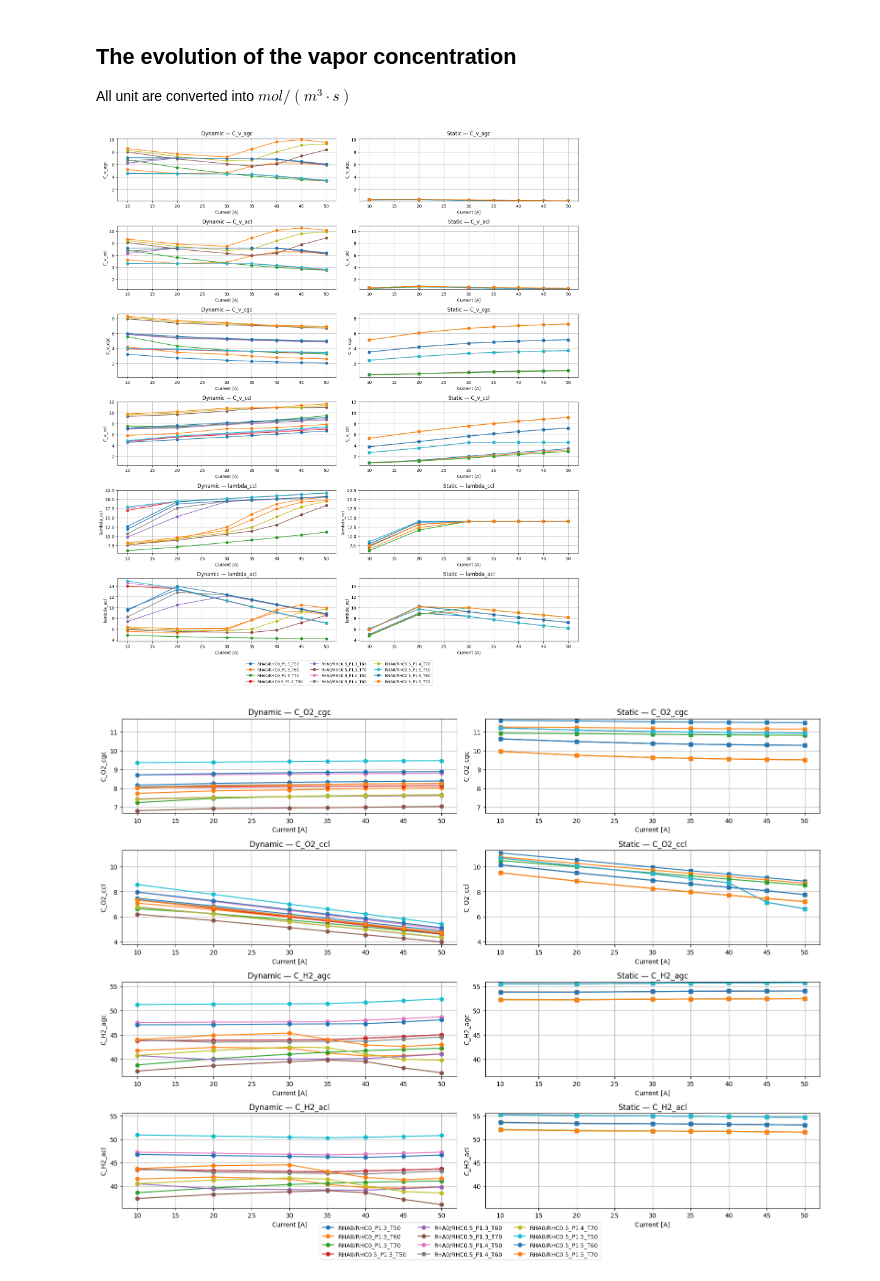
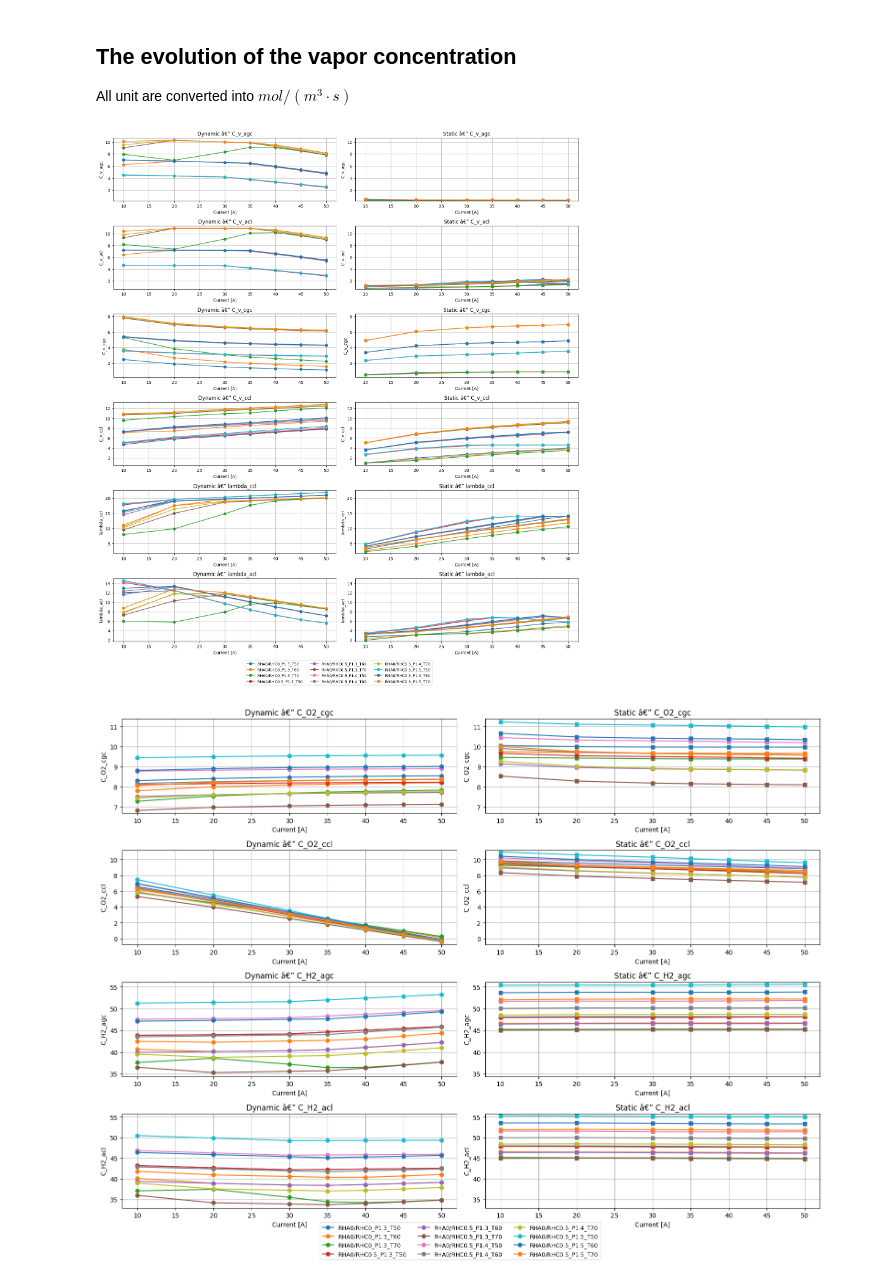
Before and after one commit to YuKwanH/DS-AlphaPEM, a Jupyter notebook: simulation/model/comparison/variables.ipynb, the cells around one changed output. Drawn from its saved outputs; the diff is of its cells as text; code cells hidden in the pictures.

```diff
--- a/simulation/model/comparison/variables.ipynb
+++ b/simulation/model/comparison/variables.ipynb
@@ -51,9 +52,9 @@ for RHC in [0, 0.5]:
                 for key, var_name in enumerate(model.variables):
                     states[var_name] = model.variables[var_name][-1]
                     time_evo[var_name] = model.variables[var_name]
-                for key, var_name in enumerate(model.elec_variables):
-                    states[var_name] = model.elec_variables[var_name][-1]
-                    time_evo[var_name] = model.elec_variables[var_name]
+                for key, var_name in enumerate(model.ec_kinetics):
+                    states[var_name] = model.ec_kinetics[var_name][-1]
+                    time_evo[var_name] = model.ec_kinetics[var_name]
 
                 states_dyn_log.append(states)
                 time_evolutions.append(time_evo)
@@ -124,7 +125,7 @@ for row, var in enumerate(vars):
         ax_dyn.plot(I_points, vals, marker='o', label=cond_key)
     ax_dyn.set_xlabel("Current [A]")
     ax_dyn.set_ylabel(var)
-    ax_dyn.set_title(f"Dynamic — {var}")
+    ax_dyn.set_title(f"Dynamic â€” {var}")
     ax_dyn.grid(True)
 
     # --- Static (right column) ---
@@ -136,7 +137,7 @@ for row, var in enumerate(vars):
         ax_stat.plot(I_points, vals, marker='s', label=cond_key)
     ax_stat.set_xlabel("Current [A]")
     ax_stat.set_ylabel(var)
-    ax_stat.set_title(f"Static — {var}")
+    ax_stat.set_title(f"Static â€” {var}")
     ax_stat.grid(True)
 
     # --- Sync y-axis limits for the row ---
@@ -151,7 +152,7 @@ fig.legend(handles, labels, loc='lower center', ncol=3, fontsize=9, bbox_to_anch
 fig.tight_layout(rect=[0, 0.03, 1, 1])
 plt.show()
 # %% [output]
-[figure, old version]
+[figure, new version]
 # %%
 vars = ["C_O2_cgc", "C_O2_ccl", "C_H2_agc", "C_H2_acl"]
 
@@ -163,36 +164,36 @@ for row, var in enumerate(vars):
     for cond_key in dyn_log_all:
         vals = dyn_log_all[cond_key]["states"][var]
         ax_dyn.plot(I_points, vals, marker='o', label=cond_key)
     ax_dyn.set_xlabel("Current [A]")
     ax_dyn.set_ylabel(var)
-    ax_dyn.set_title(f"Dynamic — {var}")
+    ax_dyn.set_title(f"Dynamic â€” {var}")
     ax_dyn.grid(True)
 
     # --- Static (right column) ---
     ax_stat = axs[row, 1]
     stat_key = var
     for cond_key in stat_log_all:
         states_list = stat_log_all[cond_key]["states"]
         vals = [s[stat_key] for s in states_list]
         ax_stat.plot(I_points, vals, marker='s', label=cond_key)
     ax_stat.set_xlabel("Current [A]")
     ax_stat.set_ylabel(var)
-    ax_stat.set_title(f"Static — {var}")
+    ax_stat.set_title(f"Static â€” {var}")
     ax_stat.grid(True)
 
     # --- Sync y-axis limits for the row ---
     ymin = min(ax_dyn.get_ylim()[0], ax_stat.get_ylim()[0])
     ymax = max(ax_dyn.get_ylim()[1], ax_stat.get_ylim()[1])
     ax_dyn.set_ylim(ymin, ymax)
     ax_stat.set_ylim(ymin, ymax)
 
 # Single legend at the bottom
 handles, labels = axs[0, 0].get_legend_handles_labels()
 fig.legend(handles, labels, loc='lower center', ncol=3, fontsize=9, bbox_to_anchor=(0.5, -0.02))
 fig.tight_layout(rect=[0, 0.03, 1, 1])
 plt.show()
 # %% [output]
-[figure, old version]
+[figure, new version]
 # %%
 selected_tokens = ("cem", "csm", "aem", "asm")
 
```
Also changed, not shown: parts of 6 cells of this notebook, 17 other files.
